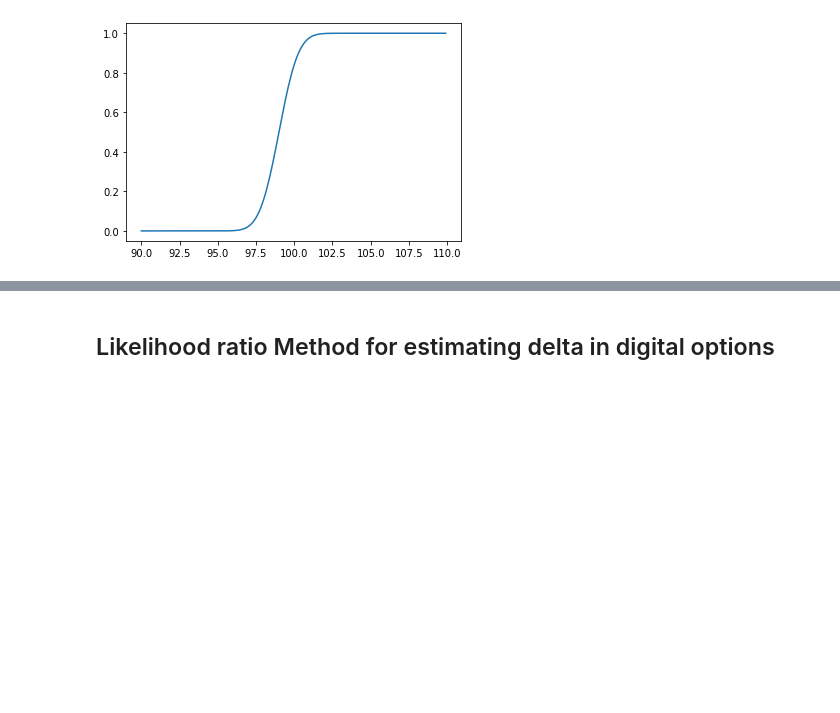
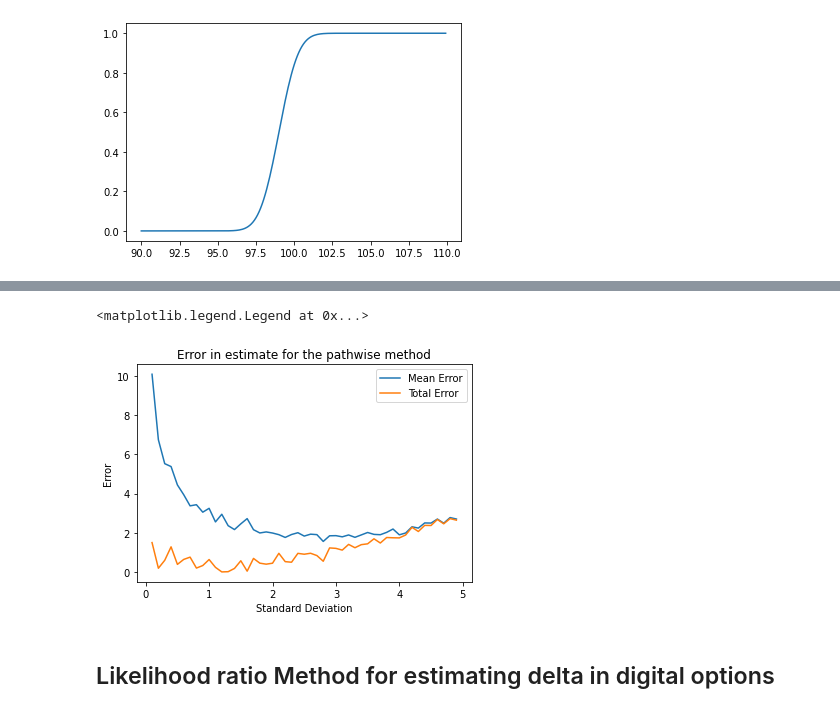
Before and after one commit to SByeUva/CompFin_assignment2, a Jupyter notebook: experiment_02.ipynb, the cells around one changed output, grey strips where cells are left out. Cells and saved outputs as stored; diff of their text form; code cells hidden in the pictures; blank space fills up the shorter version.

```diff
--- a/experiment_02.ipynb
+++ b/experiment_02.ipynb
@@ -260,7 +305,7 @@ get_delta_digital_pathwise(kwargs)
 # test for the best sd in the cdf payoff
 mean_errors = np.zeros(len(np.arange(.1,5, 0.1)))
 total_errors = np.zeros(len(np.arange(.1,5, 0.1)))
-
+i=0
 kwargs['trials'] = 10**4
 for sd in tqdm(np.arange(.1,5, 0.1)):
     kwargs['sd'] = sd
@@ -273,6 +316,13 @@ total_errors
 # %%
-plt.plot(np.arange(.1,5, 0.1), mean_errors)
-plt.plot(np.arange(.1,5, 0.1), total_errors)
+plt.plot(np.arange(.1,5, 0.1), mean_errors, label="Mean Error")
+plt.plot(np.arange(.1,5, 0.1), total_errors, label="Total Error")
+plt.title("Error in estimate for the pathwise method")
+plt.xlabel("Standard Deviation")
+plt.ylabel("Error")
+plt.legend()
+# %% [output]
+<matplotlib.legend.Legend at 0x...>
+[figure, added]
 # %%
 def pathwise_convergence_matrix(sims, analytical, kwargs):
     ans = Parallel(n_jobs = 10)(delayed(get_delta_digital_pathwise)(kwargs) for i in range(sims))
```
Also changed, not shown: parts of 12 cells of this notebook, 5 other files.
